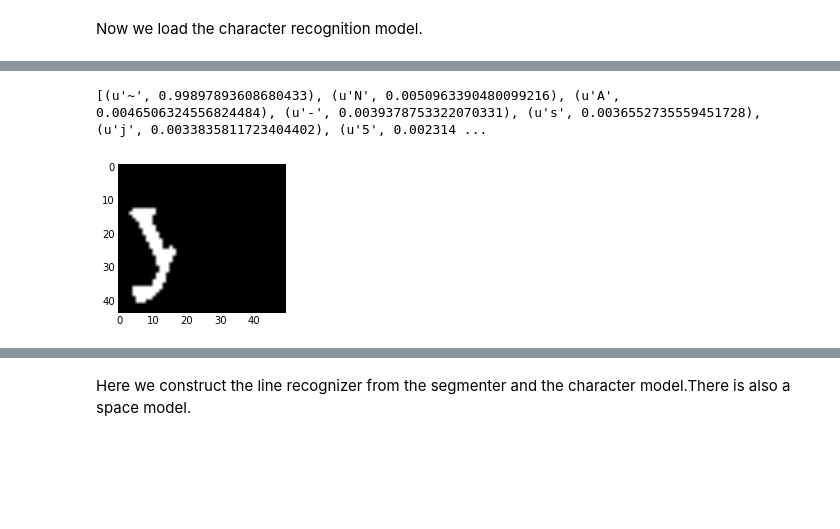
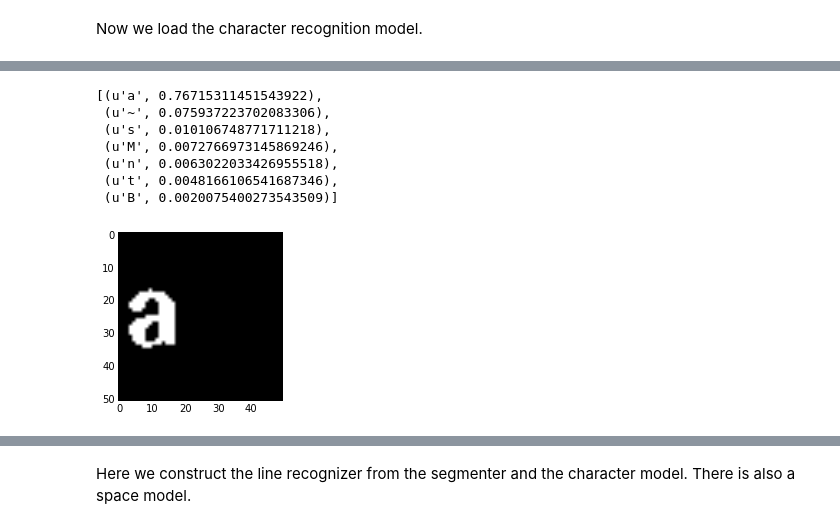
Before and after one commit to ocropus-archive/DUP-ocropy, a Jupyter notebook: Notebooks/recognizer-steps.ipynb, the cells around one changed output, grey strips where cells are left out. Cells and saved outputs as stored; diff of their text form; code cells hidden in the pictures; blank space fills up the shorter version.

```diff
--- a/Notebooks/recognizer-steps.ipynb
+++ b/Notebooks/recognizer-steps.ipynb
@@ -11,10 +23,14 @@ Loading the Image=================
 # %% [markdown]
 Select the input image here.
 # %%
-#fname = "010023.png"#fname = "010052.png"fname = "010015.png"
+fname = "010023.png"
+#fname = "010052.png"
+#fname = "010015.png"
 # %% [markdown]
 Let's read the input image.
 # %%
-image = ocrolib.read_image_gray(fname)figsize(18,6); gray()imshow(image)
+image = ocrolib.read_image_gray(fname)
+figsize(18,6); gray()
+imshow(image)
 # %% [output]
 <matplotlib.image.AxesImage at 0x...>
@@ -26,5 +49,8 @@ The Segmenter=================
 # %% [markdown]
 Let's run the segmenter, just to see how well it is working by itself.
 # %%
-reload(lineseg)segmenter = lineseg.DPSegmentLine()seg = segmenter.charseg(image)morph.showlabels(seg)
+reload(lineseg)
+segmenter = lineseg.DPSegmentLine()
+seg = segmenter.charseg(image)
+morph.showlabels(seg)
 # %% [output]
@@ -34,5 +61,6 @@ The Character Recognizer========================
 # %% [markdown]
 Now we load the character recognition model.
 # %%
-if "cmodel" not in dir():    cmodel = ocrolib.load_component(ocrolib.ocropus_find_file("st1m.cmodel"))
+if "cmodel" not in dir():
+    cmodel = ocrolib.load_component(ocrolib.ocropus_find_file("st1m.cmodel"))
 # %% [markdown]
@@ -40,6 +70,15 @@ We can actually run the character recognizer on a single character image.  Here
 # %%
-from llpy import csclass; reload(csclass)figsize(3,3)cimage = (seg==1)[:,:50]imshow(cimage)cmodel.coutputs(cimage)
+figsize(3,3)
+cimage = (seg==1)[:,:50]
+imshow(cimage)
+cmodel.coutputs(cimage)
 # %% [output]
-[(u'~', 0.99897893608680433), (u'N', 0.0050963390480099216), (u'A', 0.0046506324556824484), (u'-', 0.0039378753322070331), (u's', 0.0036552735559451728), (u'j', 0.0033835811723404402), (u'5', 0.002314 ...
+[(u'a', 0.76715311451543922),
+ (u'~', 0.075937223702083306),
+ (u's', 0.010106748771711218),
+ (u'M', 0.0072766973145869246),
+ (u'n', 0.0063022033426955518),
+ (u't', 0.0048166106541687346),
+ (u'B', 0.0020075400273543509)]
-[figure, old version]
+[figure, new version]
 # %% [markdown]
```
Also changed, not shown: parts of 9 cells of this notebook, 14 other files.
